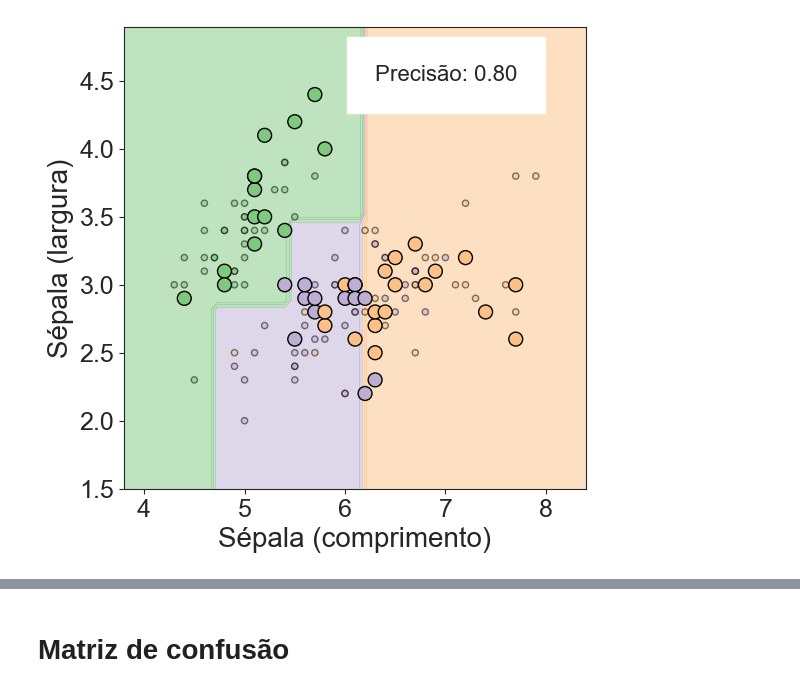
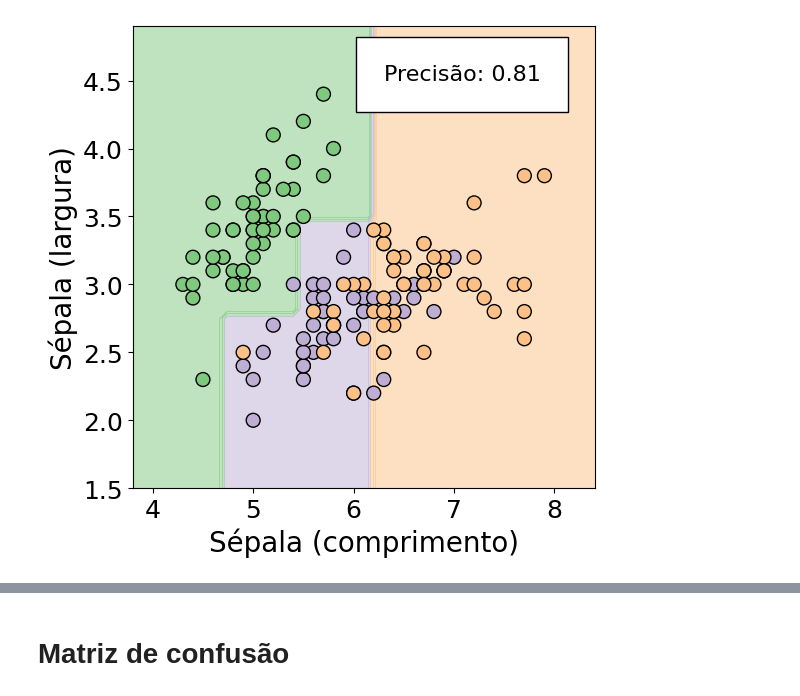
Before and after one commit to leseixas/aprendizagem-de-maquina, a Jupyter notebook: modelos/decision_tree_iris.ipynb, the cells around one changed output, grey strips where cells are left out. Saved outputs shown, nothing was run; the diff lists cells and outputs as text; code cells hidden in the pictures.

```diff
--- a/modelos/decision_tree_iris.ipynb
+++ b/modelos/decision_tree_iris.ipynb
@@ -18,48 +18,47 @@ feature_name = ["Sépala (comprimento)", "Sépala (largura)", "Pétala (comprime
 features_to_train = [0,1]
 
 X = iris.data
+y = iris.target
 
 feature_1, feature_2 = np.meshgrid(
-    np.linspace(X_train[:,features_to_train[0]].min() - 0.5, X_train[:,features_to_train[0]].max() + 0.5),
-    np.linspace(X_train[:,features_to_train[1]].min() - 0.5, X_train[:,features_to_train[1]].max() + 1.0)
+    np.linspace(X[:,features_to_train[0]].min() - 0.5, X[:,features_to_train[0]].max() + 0.5),
+    np.linspace(X[:,features_to_train[1]].min() - 0.5, X[:,features_to_train[1]].max() + 0.5)
 )
 max_depth=3
 grid = np.vstack([feature_1.ravel(), feature_2.ravel()]).T
 model = DecisionTreeClassifier(max_depth=max_depth)
-tree = model.fit(X_train[:, features_to_train], y_train)
+tree = model.fit(X[:, features_to_train], y)
 
 y_pred = np.reshape(tree.predict(grid), feature_1.shape)
 
 display = DecisionBoundaryDisplay(
     xx0=feature_1, xx1=feature_2, response=y_pred
 )
 
 display.plot(cmap=color_map, alpha=0.5)
 
 display.ax_.scatter(
-    X_train[:, features_to_train[0]], X_train[:,features_to_train[1]], c=y_train, alpha=0.5, cmap=color_map, edgecolor="black", s=20 #, label=iris.target_names
+    X[:, features_to_train[0]], X[:,features_to_train[1]], c=y, cmap=color_map, edgecolor="black", s=100
 )
 
-display.ax_.scatter(
-    X_test[:, features_to_train[0]], X_test[:,features_to_train[1]], c=y_test, cmap=color_map, edgecolor="black", s=100 #, label=iris.target_names
-)
-
-
-score = model.score(X_test[:, features_to_train], y_test)
+score = model.score(X[:, features_to_train], y)
 
 display.ax_.set_box_aspect(aspect=1)
 display.ax_.set_xlabel(feature_name[features_to_train[0]], fontsize=20)
 display.ax_.set_ylabel(feature_name[features_to_train[1]], fontsize=20)
 display.ax_.tick_params(axis='both', which='major', labelsize=18)
-# plt.legend()
+
 fig = plt.gcf()
 fig.set_size_inches(6, 6)
-# plt.text(4, 0, f"Precisão: {score:.3f}", fontsize=16, bbox={'facecolor': "white", 'pad': 20})
-plt.text(6.3, 4.5, f"Precisão: {score:.2f}", fontsize=16, bbox={'facecolor': "white", 'pad': 20})
-plt.savefig(f'dt_iris_setal_maxdepth_train-test.png', dpi=400, format='png', bbox_inches='tight', transparent=True)
+if features_to_train == [2,3]:
+    plt.text(4, 0, f"Precisão: {score:.3f}", fontsize=16, bbox={'facecolor': "white", 'pad': 20}) # Pétala
+    # plt.savefig(f'../graficos/dt_iris_petal_maxdepth_{max_depth:02}.png', dpi=400, format='png', bbox_inches='tight', transparent=True)
+elif features_to_train == [0,1]:
+    plt.text(6.3, 4.5, f"Precisão: {score:.2f}", fontsize=16, bbox={'facecolor': "white", 'pad': 20}) # Sépala
+    # plt.savefig(f'../graficos/dt_iris_setal_maxdepth_{max_depth:02}.png', dpi=400, format='png', bbox_inches='tight', transparent=True)
 plt.show()
 # %% [output]
-[figure, old version]
+[figure, new version]
 # %%
 from sklearn.model_selection import train_test_split
 from sklearn.metrics import accuracy_score
```
Also changed, not shown: parts of 7 cells of this notebook, 5 other files.
